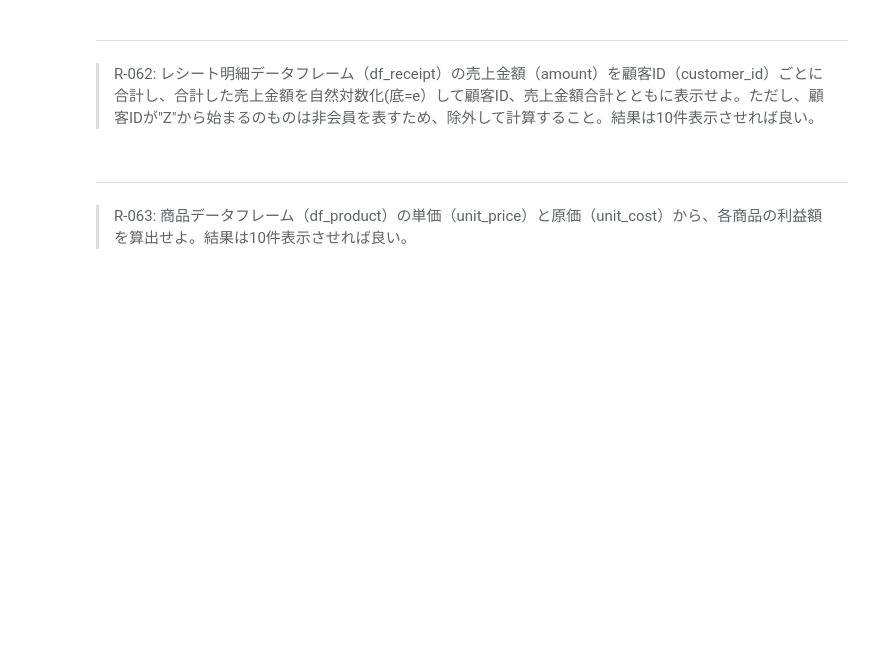
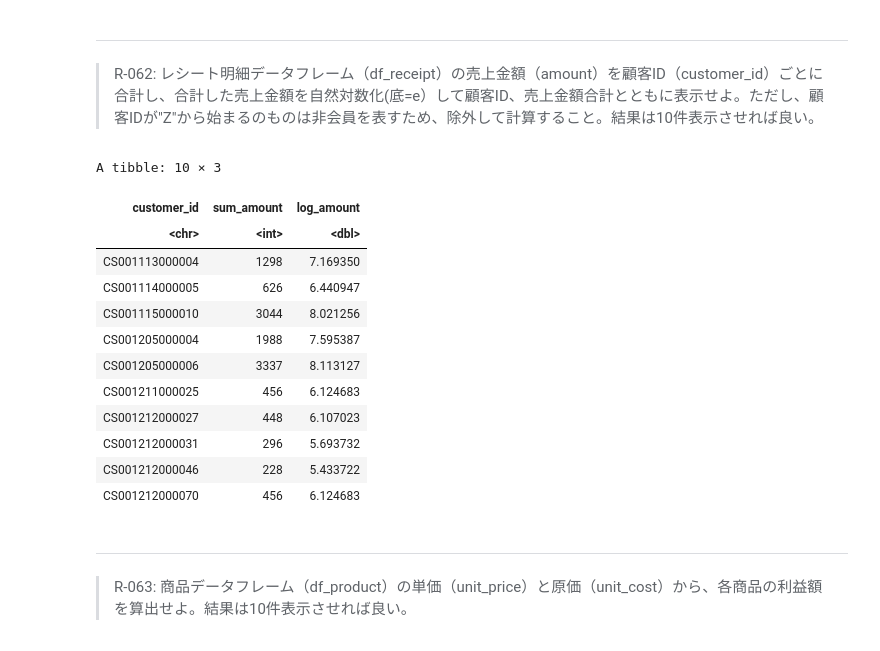
Before and after one commit to okmokm422/100knocks, a Jupyter notebook: ★Practice_R.ipynb, the cells around one changed output. Saved outputs shown, nothing was run; the diff lists cells and outputs as text; code cells hidden in the pictures; blank space fills up the shorter version.

```diff
--- a/★Practice_R.ipynb
+++ b/★Practice_R.ipynb
@@ -1418,6 +1439,27 @@ A tibble: 10 × 3
 # %% [markdown]
 ---
 > R-062: レシート明細データフレーム（df_receipt）の売上金額（amount）を顧客ID（customer_id）ごとに合計し、合計した売上金額を自然対数化(底=e）して顧客ID、売上金額合計とともに表示せよ。ただし、顧客IDが"Z"から始まるのものは非会員を表すため、除外して計算すること。結果は10件表示させれば良い。
+# %%
+df_receipt %>%
+    filter(!grepl('^Z', customer_id)) %>%
+    group_by(customer_id) %>%
+    summarise(sum_amount = sum(amount), .groups='drop') %>%
+    mutate(log_amount = log(sum_amount + 1)) %>%
+    slice(1:10)
+# %% [output]
+A tibble: 10 × 3
+| customer_id | sum_amount | log_amount |
+| <chr> | <int> | <dbl> |
+| CS001113000004 | 1298 | 7.169350 |
+| CS001114000005 | 626 | 6.440947 |
+| CS001115000010 | 3044 | 8.021256 |
+| CS001205000004 | 1988 | 7.595387 |
+| CS001205000006 | 3337 | 8.113127 |
+| CS001211000025 | 456 | 6.124683 |
+| CS001212000027 | 448 | 6.107023 |
+| CS001212000031 | 296 | 5.693732 |
+| CS001212000046 | 228 | 5.433722 |
+| CS001212000070 | 456 | 6.124683 |
 # %% [markdown]
 ---
 > R-063: 商品データフレーム（df_product）の単価（unit_price）と原価（unit_cost）から、各商品の利益額を算出せよ。結果は10件表示させれば良い。
```
Also changed, not shown: parts of 2 cells of this notebook, 1 other file.
